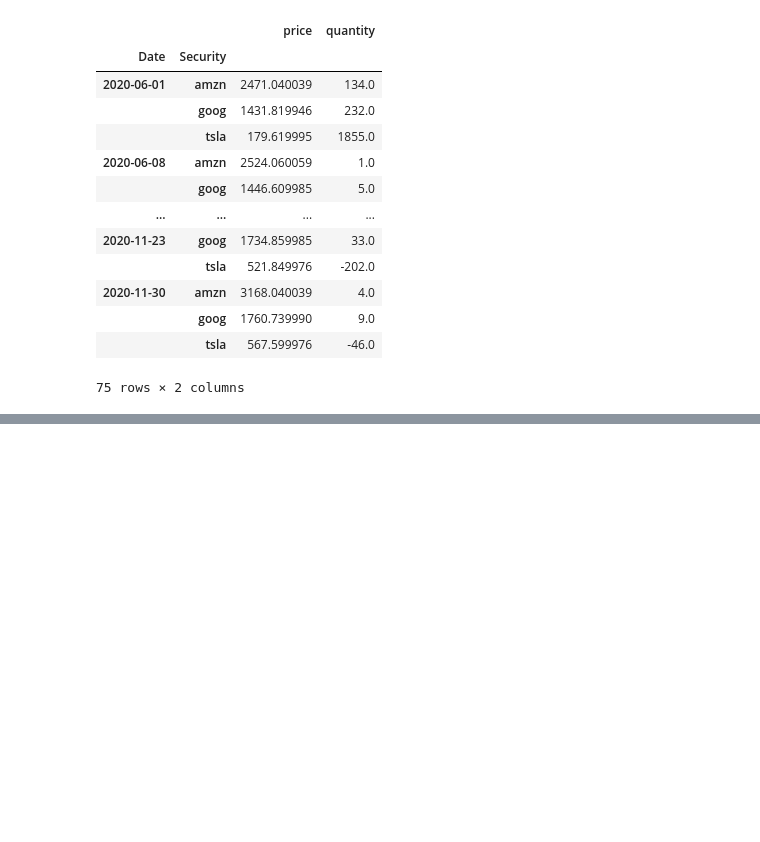
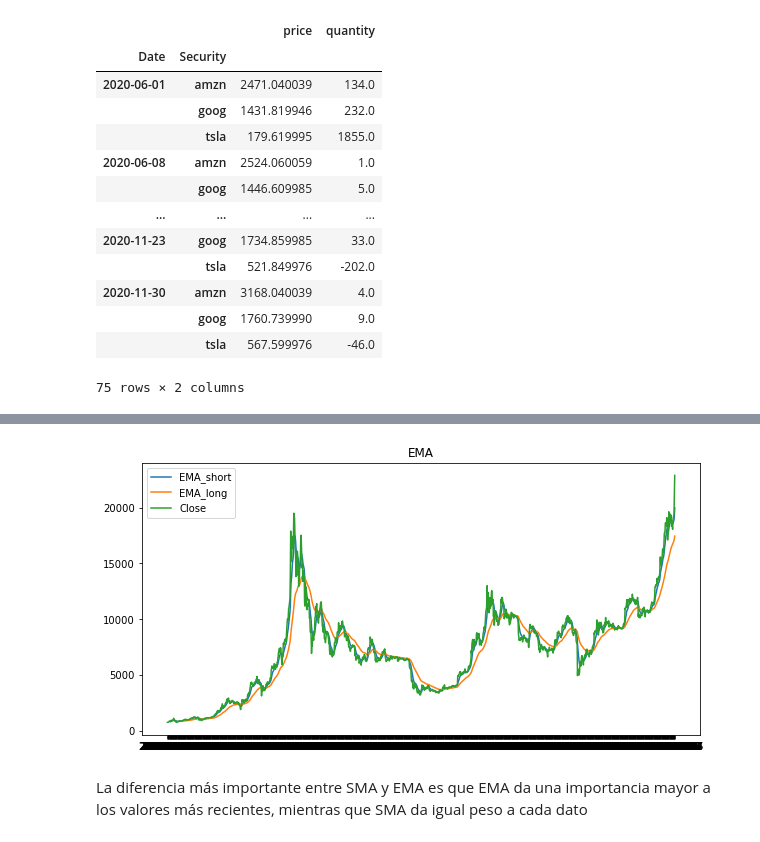
Before and after one commit to PamelaMunozCaceres/Python-Study, a Jupyter notebook: Financial Trading in Python.ipynb, the cells around one changed output, grey strips where cells are left out. Saved outputs shown, nothing was run; the diff lists cells and outputs as text; code cells hidden in the pictures; blank space fills up the shorter version.

```diff
--- a/Financial Trading in Python.ipynb
+++ b/Financial Trading in Python.ipynb
@@ -175,0 +207,17 @@ bt_results.get_transactions()
+# %%
+df_bitcoin['EMA_short'] = talib.EMA(df_bitcoin['Close'], timeperiod=10)
+df_bitcoin['EMA_long'] = talib.EMA(df_bitcoin['Close'], timeperiod=50)
+
+fig, ax = plt.subplots(figsize=(10,5))
+
+ax.plot(df_bitcoin['EMA_short'], label='EMA_short')
+ax.plot(df_bitcoin['EMA_long'], label='EMA_long')
+ax.plot(df_bitcoin['Close'], label='Close')
+
+plt.legend()
+plt.title('EMA')
+plt.show()
+# %% [output]
+[figure, added]
+# %% [markdown]
+La diferencia más importante entre SMA y EMA es que EMA da una importancia mayor a los valores más recientes, mientras que SMA da igual peso a cada dato
```
Also changed, not shown: parts of 6 cells of this notebook.
